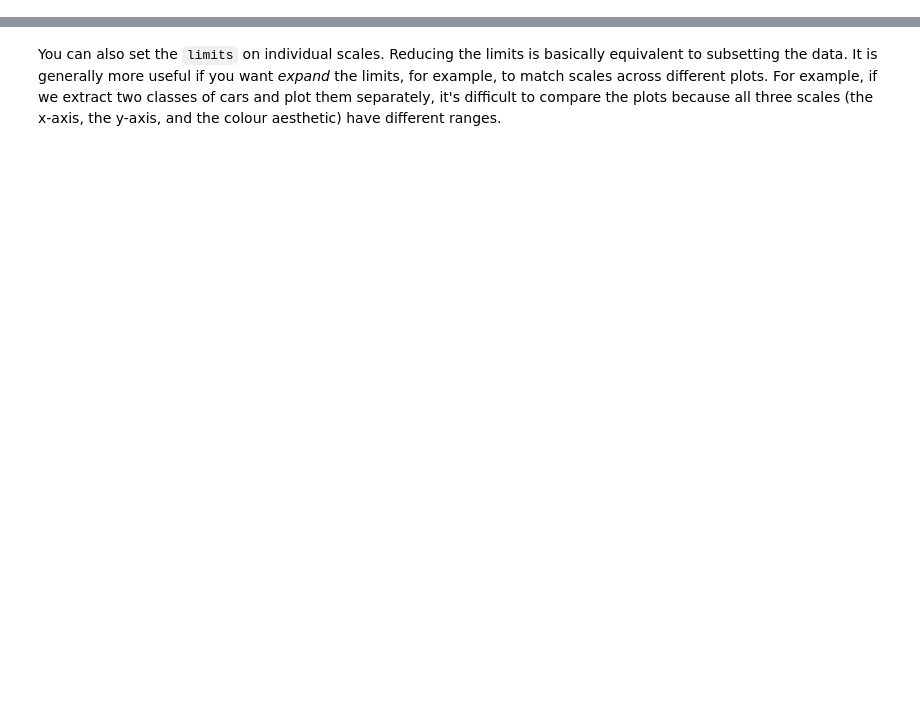
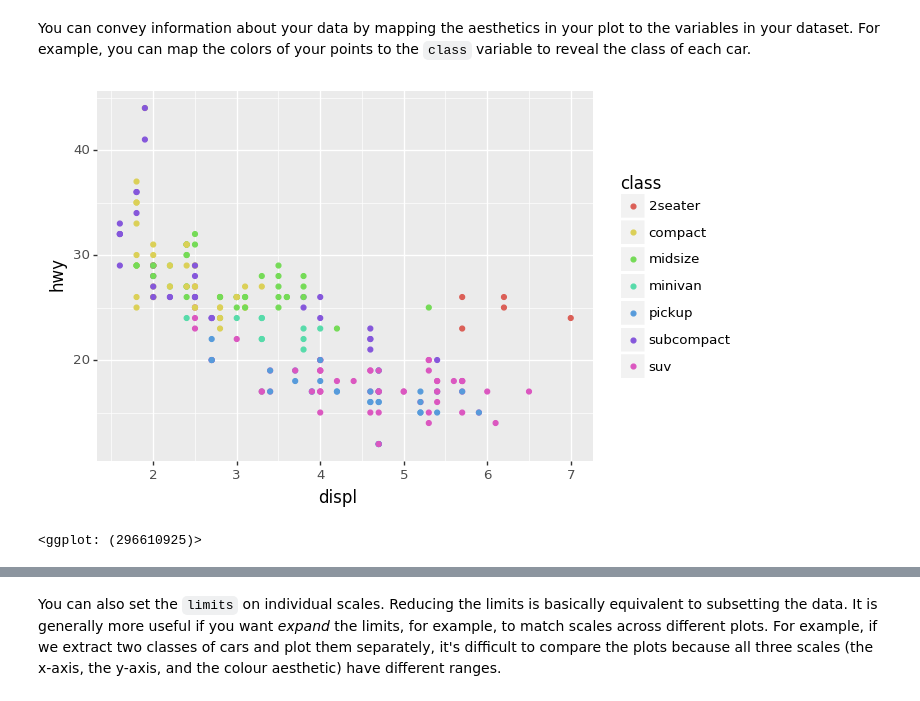
Before and after one commit to jeroenjanssens/r4ds-python-plotnine, a Jupyter notebook: output/r4ds-python-plotnine.ipynb, the cells around one changed output, grey strips where cells are left out. Drawn from its saved outputs; the diff is of its cells as text; code cells hidden in the pictures; blank space fills up the shorter version.

```diff
--- a/output/r4ds-python-plotnine.ipynb
+++ b/output/r4ds-python-plotnine.ipynb
@@ -46,0 +163,8 @@ To zoom in on a region of the plot, it's generally best to use `coord_cartesian(
+# %% [markdown]
+You can convey information about your data by mapping the aesthetics in your plot to the variables in your dataset. For example, you can map the colors of your points to the `class` variable to reveal the class of each car.
+# %%
+ggplot(data=mpg) +\
+geom_point(mapping=aes(x="displ", y="hwy", color="class"))
+# %% [output]
+[figure, added]
+<ggplot: (296610925)>
```
Also changed, not shown: parts of 128 cells of this notebook, 2 other files.
